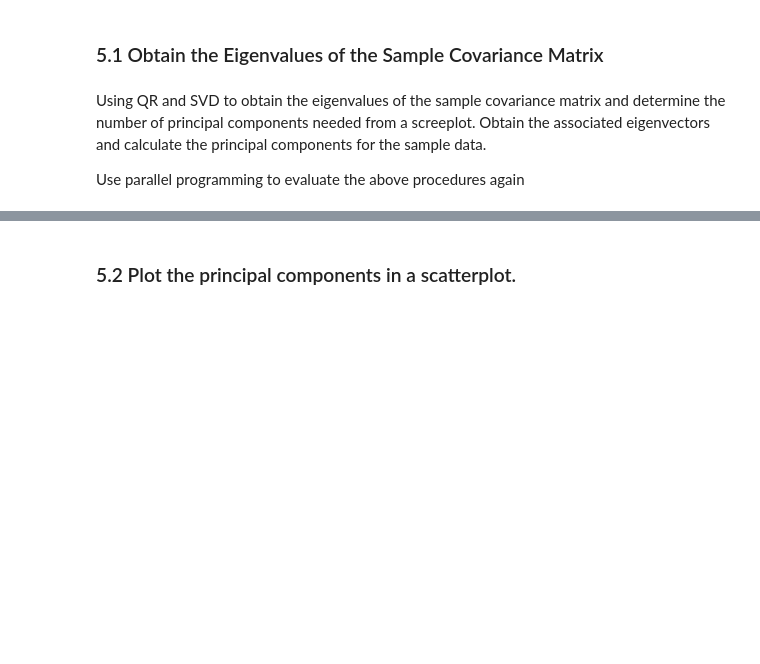
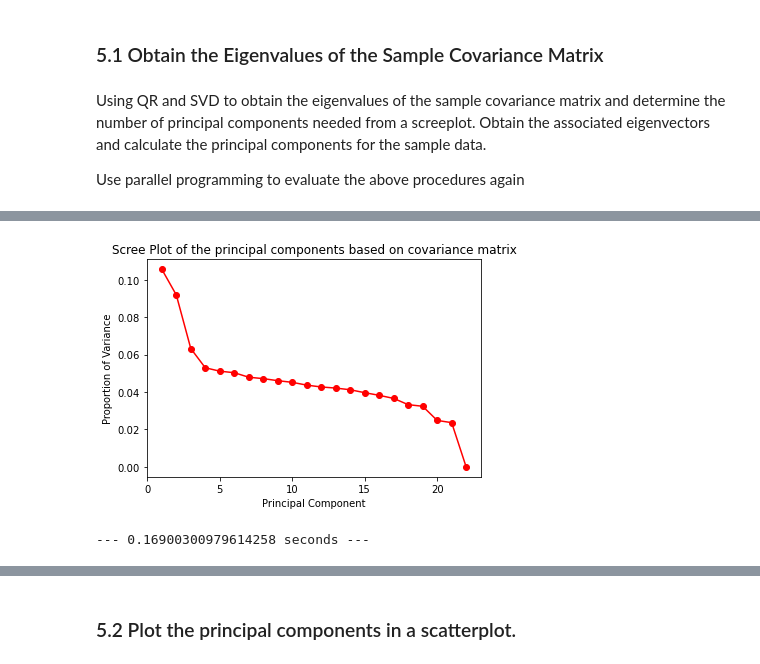
Before and after one commit to JN091600/STA141C_Project, a Jupyter notebook: STA141C_Project (V1.1).ipynb, the cells around one changed output, grey strips where cells are left out. Cells and saved outputs as stored; diff of their text form; code cells hidden in the pictures; blank space fills up the shorter version.

```diff
--- a/STA141C_Project (V1.1).ipynb
+++ b/STA141C_Project (V1.1).ipynb
@@ -262,0 +273,15 @@ Use parallel programming to evaluate the above procedures again
+# %%
+start_time = time.time()
+
+cov_matrix = np.cov(x.transpose(), bias=True)
+eigen_values, eigen_vectors = np.linalg.eig(cov_matrix)
+
+total_eigv = sum(eigen_values)
+proportion = abs(eigen_values) / total_eigv
+
+Scree_plot(PC_numbers, prop_var)
+
+print("--- %s seconds ---" % (time.time() - start_time))
+# %% [output]
+[figure, added]
+--- 0.16900300979614258 seconds ---
```
Also changed, not shown: parts of 8 cells of this notebook, 1 other file.
